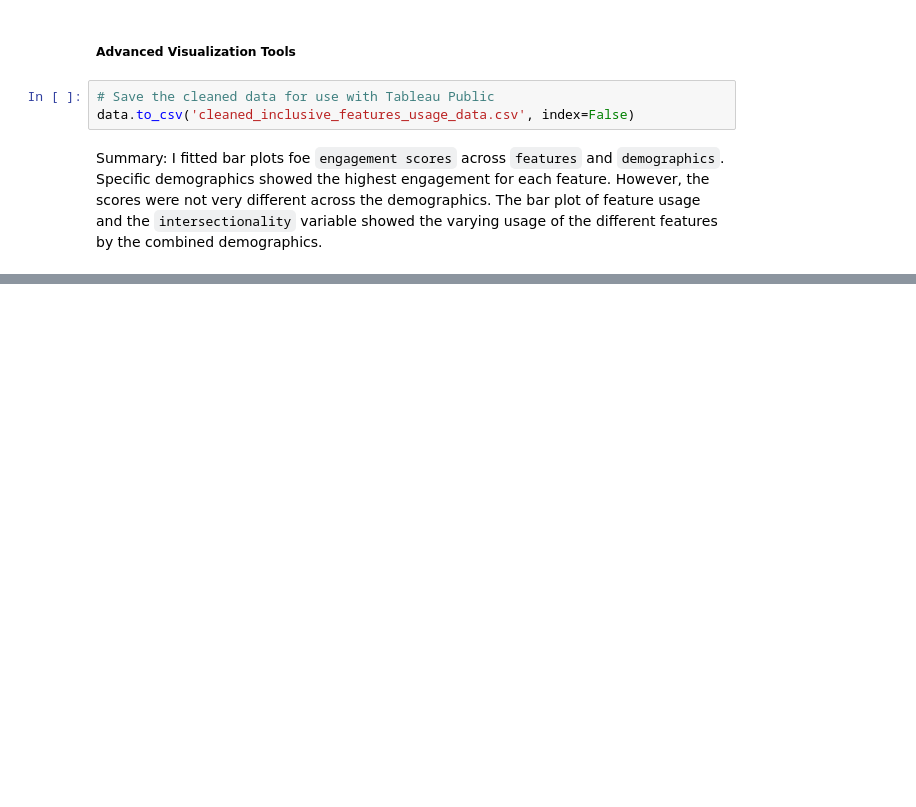
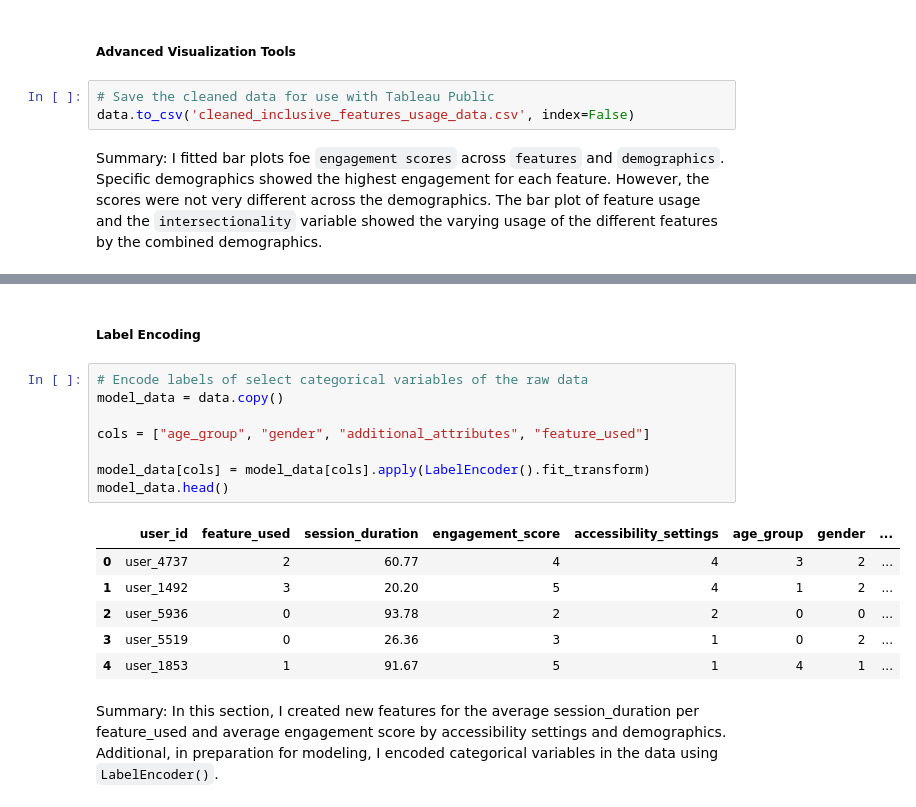
Before and after one commit to Joycelyn96/HackDiversityDataInterviewChallenge, a Jupyter notebook: hack_diversity_data_interview_challenge.ipynb, the cells around one changed output, grey strips where cells are left out. Cells and saved outputs as stored; diff of their text form; blank space fills up the shorter version.

```diff
--- a/hack_diversity_data_interview_challenge.ipynb
+++ b/hack_diversity_data_interview_challenge.ipynb
@@ -257,0 +301,19 @@ Summary: I fitted bar plots foe `engagement scores` across `features` and `demog
+# %% [markdown]
+##### Label Encoding
+# %%
+# Encode labels of select categorical variables of the raw data
+model_data = data.copy()
+
+cols = ["age_group", "gender", "additional_attributes", "feature_used"]
+
+model_data[cols] = model_data[cols].apply(LabelEncoder().fit_transform)
+model_data.head()
+# %% [output]
+|  | user_id | feature_used | session_duration | engagement_score | accessibility_settings | age_group | gender | ... |
+| 0 | user_4737 | 2 | 60.77 | 4 | 4 | 3 | 2 | ... |
+| 1 | user_1492 | 3 | 20.20 | 5 | 4 | 1 | 2 | ... |
+| 2 | user_5936 | 0 | 93.78 | 2 | 2 | 0 | 0 | ... |
+| 3 | user_5519 | 0 | 26.36 | 3 | 1 | 0 | 2 | ... |
+| 4 | user_1853 | 1 | 91.67 | 5 | 1 | 4 | 1 | ... |
+# %% [markdown]
+Summary: In this section, I created new features for the average session_duration per feature_used and average engagement score by accessibility settings and demographics. Additional, in preparation for modeling, I encoded categorical variables in the data using `LabelEncoder()`.
```
Also changed, not shown: parts of 5 cells of this notebook.
